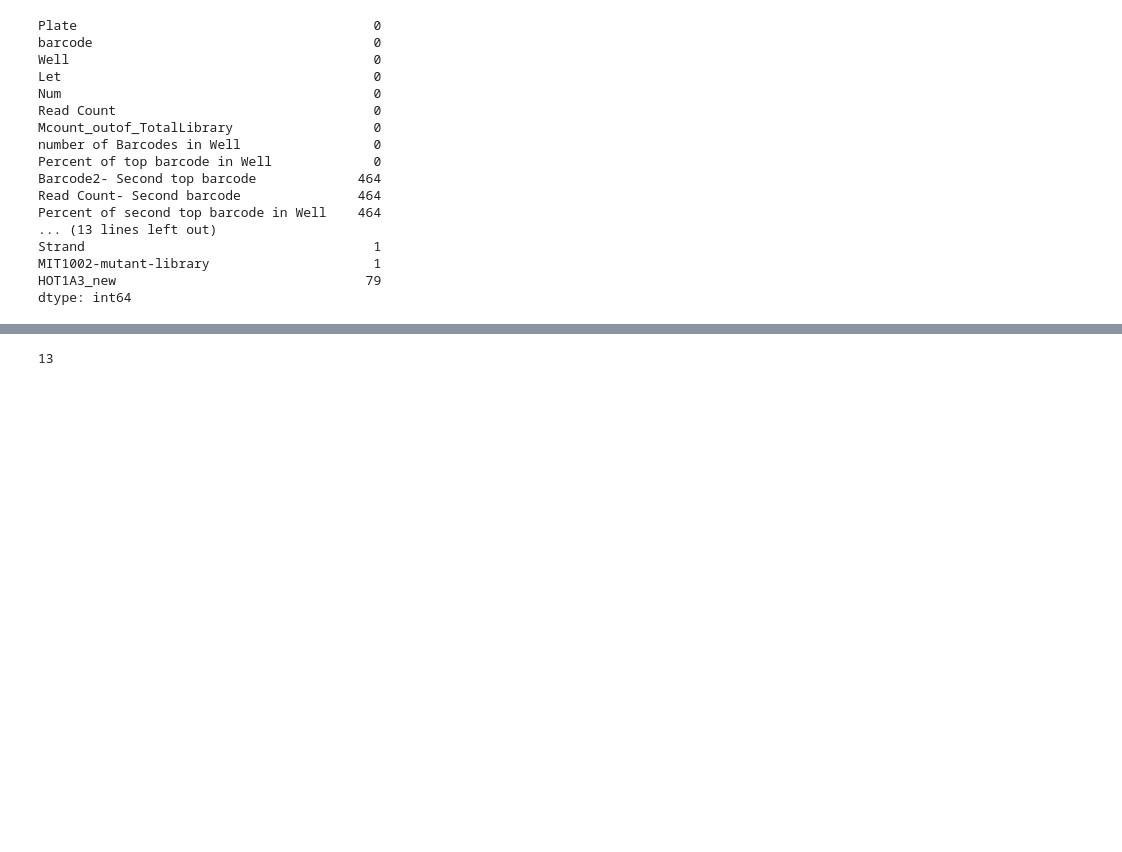
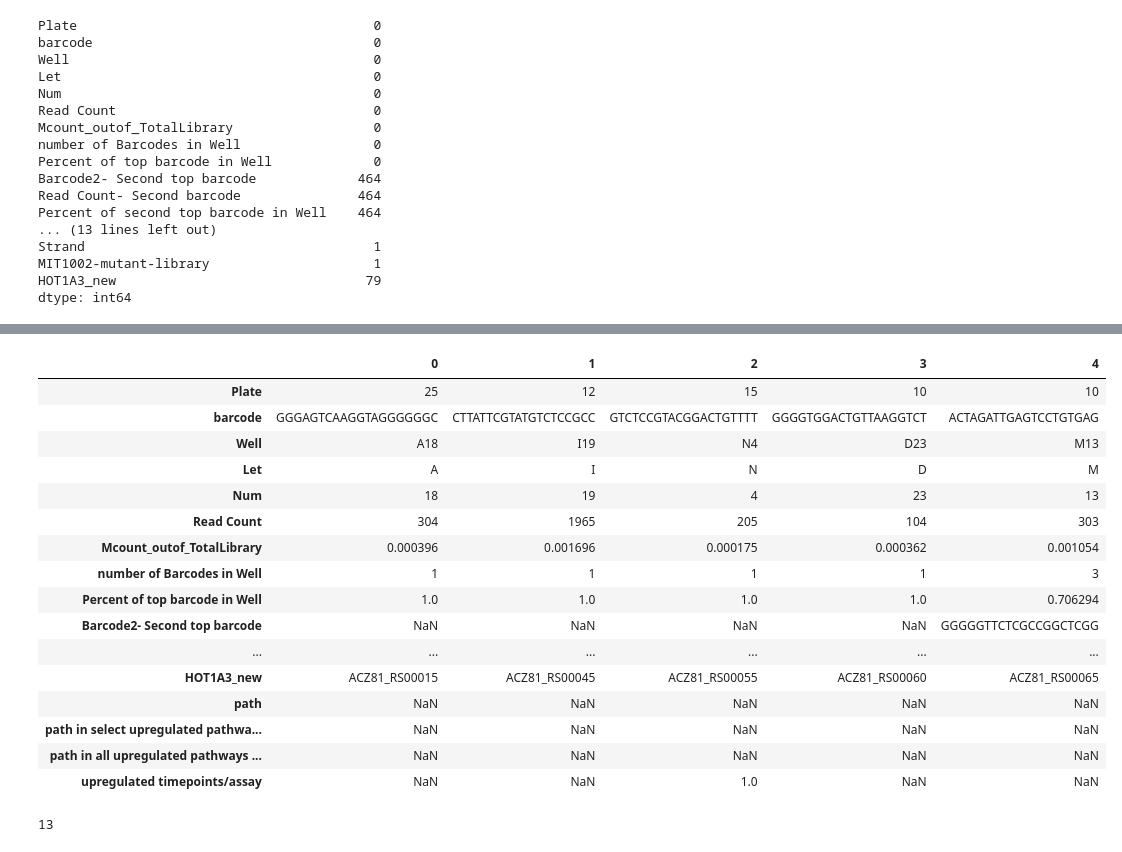
Before and after one commit to wosnat/CC1A3, a Jupyter notebook: mutant lib/select mutants.ipynb, the cells around one changed output, grey strips where cells are left out. Saved outputs shown, nothing was run; the diff lists cells and outputs as text; code cells hidden in the pictures; blank space fills up the shorter version.

```diff
--- a/mutant lib/Untitled.ipynb
+++ b/mutant lib/select mutants.ipynb
@@ -382,0 +362,11 @@ df_mutants
+# %%
+df_mutants_with_1A3_paths2 = pd.merge(
+    df_mutants_with_1A3_paths, genes_in_selected_pathways[['MIT1002-mutant-library', 'path']],
+    on='MIT1002-mutant-library', how='left', suffixes=['', ' in select upregulated pathways (all genes)'])
+# %%
+df_mutants_with_1A3_paths3 = pd.merge(
+    df_mutants_with_1A3_paths2, genes_in_upregulated_pathways[['MIT1002-mutant-library', 'path']],
+    on='MIT1002-mutant-library', how='left', suffixes=['', ' in all upregulated pathways (all genes)'])
+# %%
+significant_genes1 = significant_genes.set_index('gene_id')
+significant_genes1
@@ -382,0 +388,2 @@ df_mutants
+# %%
+df_mutants_with_1A3_paths3['upregulated timepoints/assay'] = df_mutants_with_1A3_paths3.HOT1A3_new.map(significant_genes1['count'])
@@ -383 +398,21 @@ df_mutants
+# %%
+df_mutants_with_1A3_paths3.head().T
+# %% [output]
+|  | 0 | 1 | 2 | 3 | 4 |
+| Plate | 25 | 12 | 15 | 10 | 10 |
+| barcode | GGGAGTCAAGGTAGGGGGGC | CTTATTCGTATGTCTCCGCC | GTCTCCGTACGGACTGTTTT | GGGGTGGACTGTTAAGGTCT | ACTAGATTGAGTCCTGTGAG |
+| Well | A18 | I19 | N4 | D23 | M13 |
+| Let | A | I | N | D | M |
+| Num | 18 | 19 | 4 | 23 | 13 |
+| Read Count | 304 | 1965 | 205 | 104 | 303 |
+| Mcount_outof_TotalLibrary | 0.000396 | 0.001696 | 0.000175 | 0.000362 | 0.001054 |
+| number of Barcodes in Well | 1 | 1 | 1 | 1 | 3 |
+| Percent of top barcode in Well | 1.0 | 1.0 | 1.0 | 1.0 | 0.706294 |
+| Barcode2- Second top barcode | NaN | NaN | NaN | NaN | GGGGGTTCTCGCCGGCTCGG |
+| ... | ... | ... | ... | ... | ... |
+| HOT1A3_new | ACZ81_RS00015 | ACZ81_RS00045 | ACZ81_RS00055 | ACZ81_RS00060 | ACZ81_RS00065 |
+| path | NaN | NaN | NaN | NaN | NaN |
+| path in select upregulated pathwa... | NaN | NaN | NaN | NaN | NaN |
+| path in all upregulated pathways ... | NaN | NaN | NaN | NaN | NaN |
+| upregulated timepoints/assay | NaN | NaN | 1.0 | NaN | NaN |
 # %%
```
Also changed, not shown: parts of 35 cells of this notebook, 3 other files.
